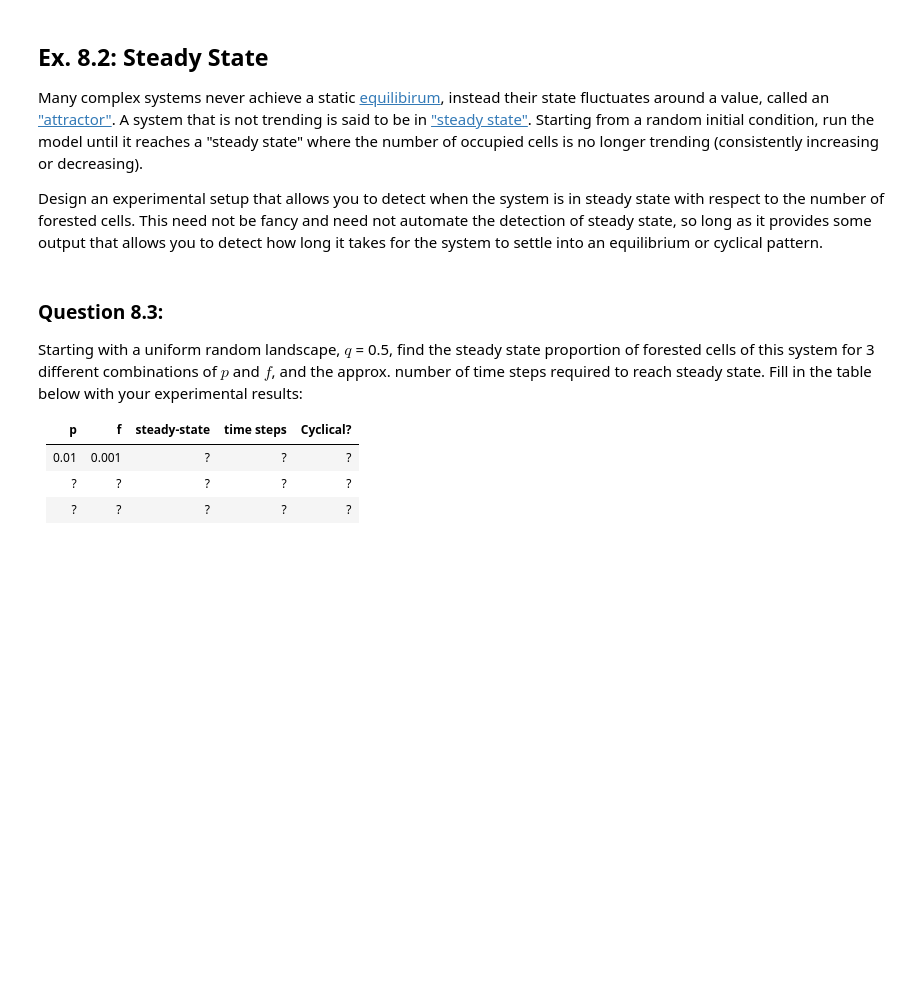
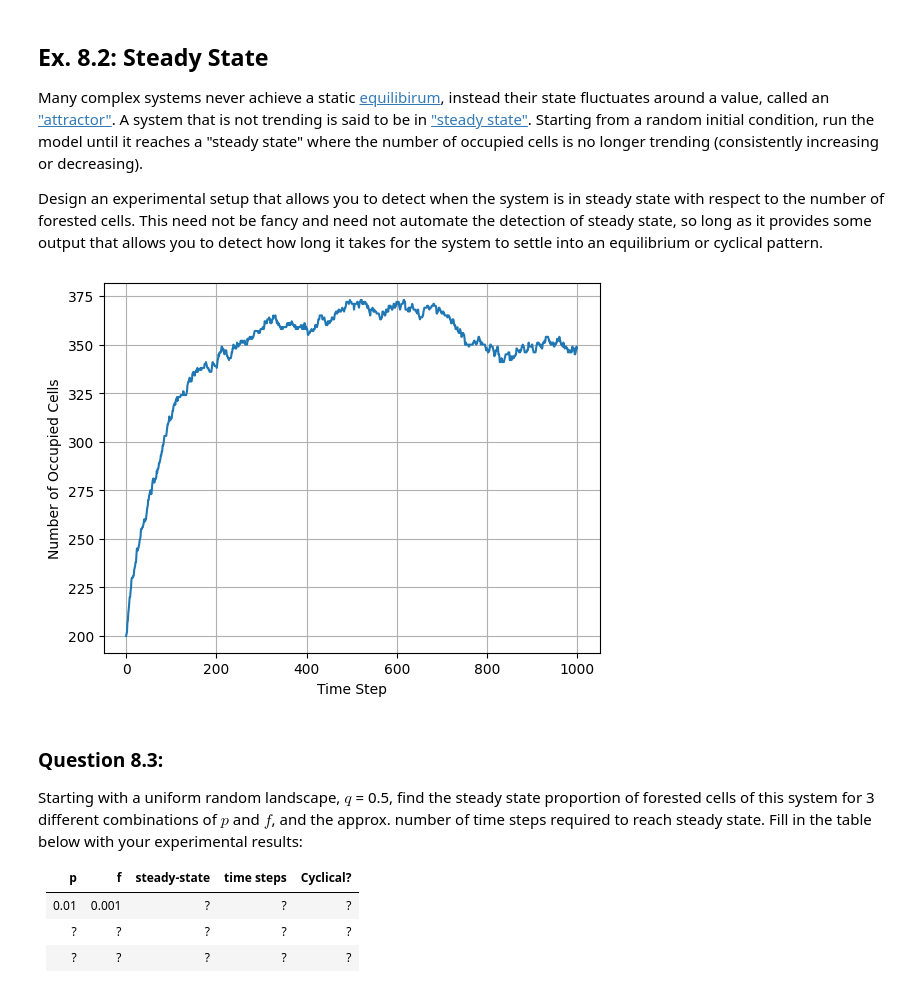
Before and after one commit to Vashusingh44/cap-comp215, a Jupyter notebook: labs/lab07-10-fire.ipynb, the cells around one changed output. Saved outputs shown, nothing was run; the diff lists cells and outputs as text; code cells hidden in the pictures; blank space fills up the shorter version.

```diff
--- a/labs/lab07-10-fire.ipynb
+++ b/labs/lab07-10-fire.ipynb
@@ -248,3 +248,23 @@ This need not be fancy and need not automate the detection of steady state, so l
+# %%
+# Ex. 8.2 here
+forest_model = ForestFire(20)  # Initializes forest fire model
+time_steps = 1000  # Number of time steps
+occupied_cells_history = []  # List to store number of occupied cells       #got this list idea from my brother
+
+# Run simulation
+for _ in range(time_steps):   #used gemini and gpt for this loop
+    forest_model.step()
+    occupied_cells = forest_model.num_occupied()  # Get number of occupied cells
+    occupied_cells_history.append(occupied_cells)  # Record number of occupied cells
+
+# Plot the evolution of occupied cells over time
+plt.plot(occupied_cells_history)
+plt.xlabel('Time Step')
+plt.ylabel('Number of Occupied Cells')
+plt.grid(True)
+plt.show()
+# %% [output]
+[figure, added]
 # %% [markdown]
 ### Question 8.3:
 Starting with a uniform random landscape, $q$ = 0.5, find the steady state proportion of forested cells of this system for 3 different combinations of $p$ and $f$, and the approx. number of time steps required to reach steady state.
```
Also changed, not shown: parts of 10 cells of this notebook.
